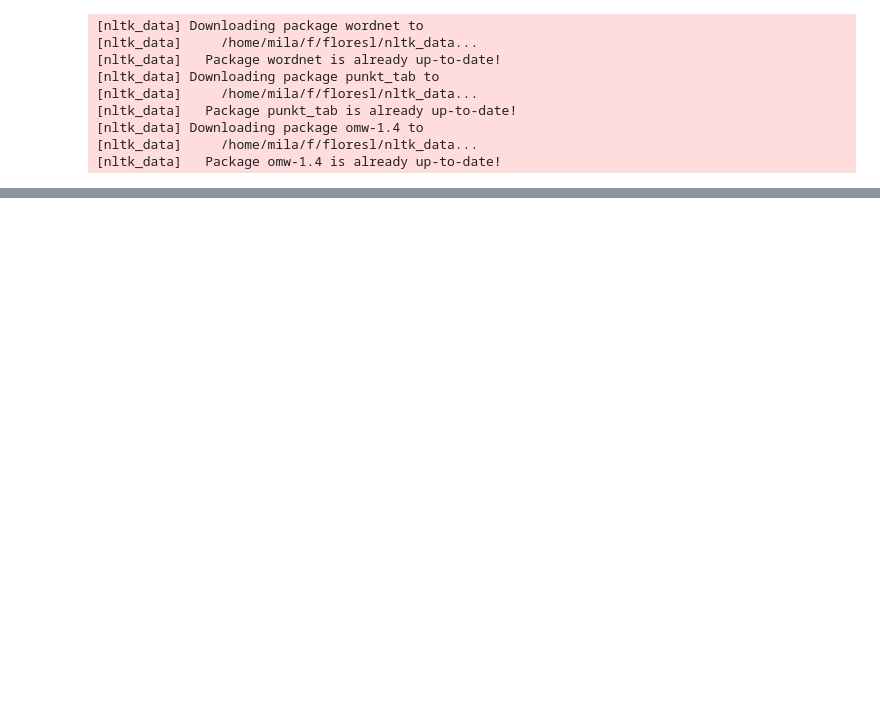
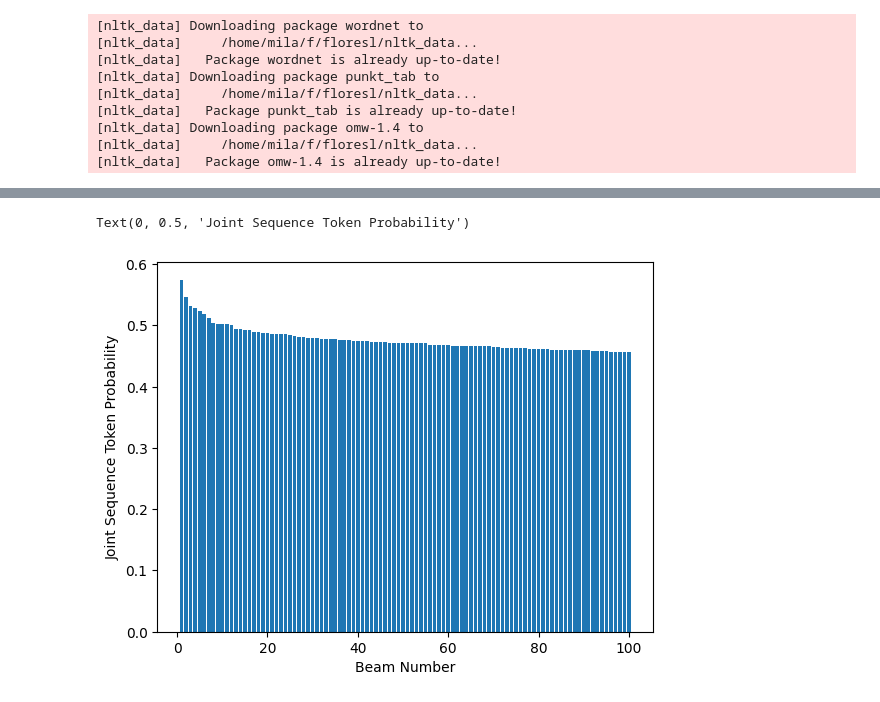
Before and after one commit to ljyflores/calibrated-confidence-for-nlg, a Jupyter notebook: analysis_debatesum.ipynb, the cells around one changed output, grey strips where cells are left out. Cells and saved outputs as stored; diff of their text form; code cells hidden in the pictures; blank space fills up the shorter version.

```diff
--- a/analysis_debatesum.ipynb
+++ b/analysis_debatesum.ipynb
@@ -27,3 +45,13 @@ df_scores, beam_search_results = prepare_scores(
+# %%
+plt.bar(
+    x=list(range(1, 101)),
+    height=np.exp(beam_score_log_probs.loc[best_rouge_idxs[-1]]),
+)
+plt.xlabel("Beam Number")
+plt.ylabel("Joint Sequence Token Probability")
+# %% [output]
+Text(0, 0.5, 'Joint Sequence Token Probability')
+[figure, added]
 # %%
 df_scores.drop(["sentences", "dropout_sentences"], axis=1).corr(method="spearman")[
     "rougeL"
```
Also changed, not shown: parts of 11 cells of this notebook, 29 other files.
